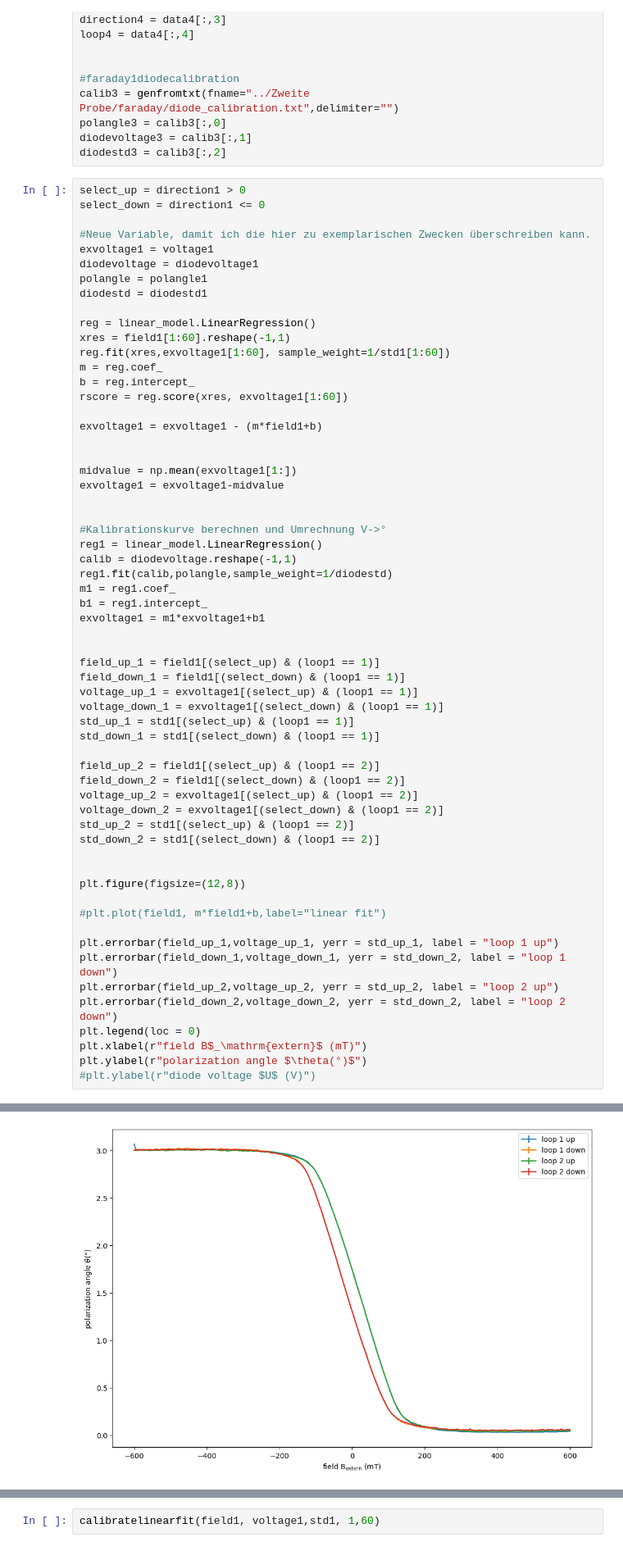
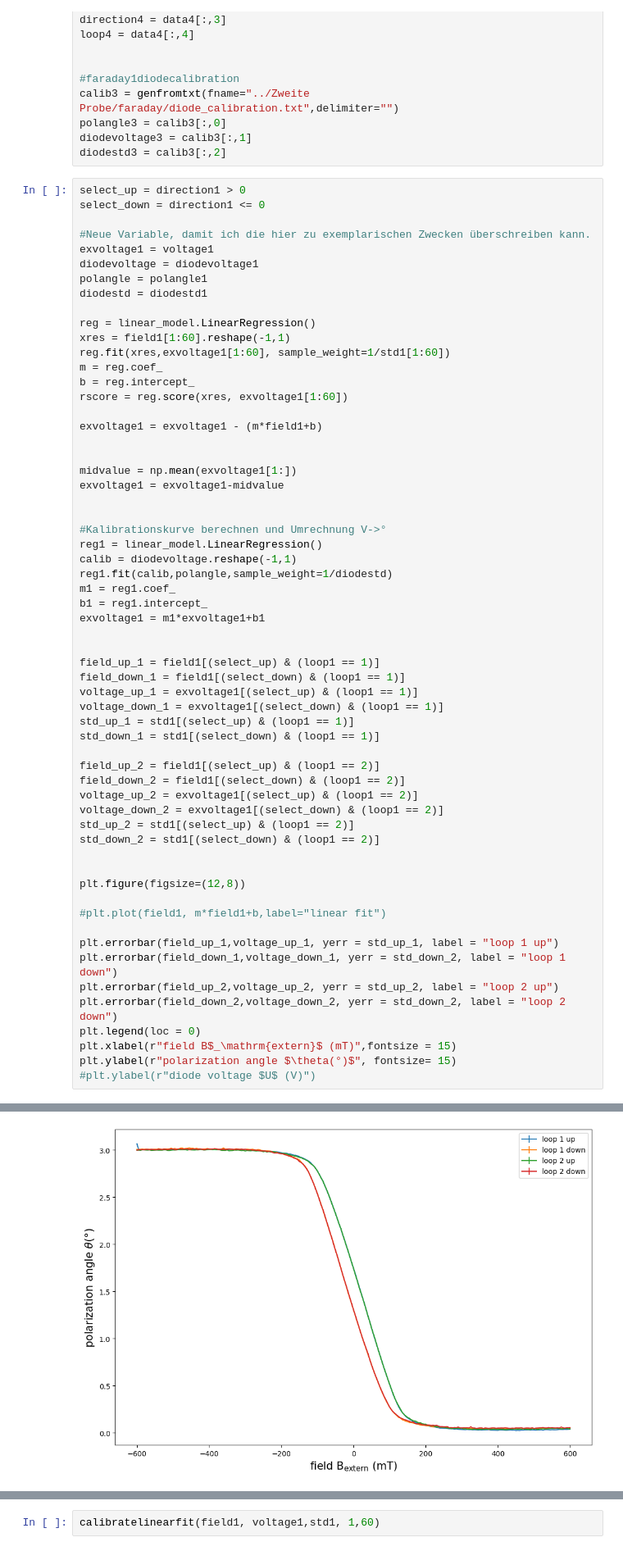
Before and after one commit to CaptainNikon/PPF-Uni-Potsdam, a Jupyter notebook: O7/python/Auswertung.ipynb, the cells around one changed output, grey strips where cells are left out. Shown: that part at 82% size. Cells and saved outputs as stored; diff of their text form.

```diff
--- a/O7/python/Auswertung.ipynb
+++ b/O7/python/Auswertung.ipynb
@@ -100,36 +100,36 @@ b1 = reg1.intercept_
 exvoltage1 = m1*exvoltage1+b1
 
 
 field_up_1 = field1[(select_up) & (loop1 == 1)]
 field_down_1 = field1[(select_down) & (loop1 == 1)]
 voltage_up_1 = exvoltage1[(select_up) & (loop1 == 1)]
 voltage_down_1 = exvoltage1[(select_down) & (loop1 == 1)]
 std_up_1 = std1[(select_up) & (loop1 == 1)]
 std_down_1 = std1[(select_down) & (loop1 == 1)]
 
 field_up_2 = field1[(select_up) & (loop1 == 2)]
 field_down_2 = field1[(select_down) & (loop1 == 2)]
 voltage_up_2 = exvoltage1[(select_up) & (loop1 == 2)]
 voltage_down_2 = exvoltage1[(select_down) & (loop1 == 2)]
 std_up_2 = std1[(select_up) & (loop1 == 2)]
 std_down_2 = std1[(select_down) & (loop1 == 2)]
 
 
 plt.figure(figsize=(12,8))
 
 #plt.plot(field1, m*field1+b,label="linear fit")
 
 plt.errorbar(field_up_1,voltage_up_1, yerr = std_up_1, label = "loop 1 up")
 plt.errorbar(field_down_1,voltage_down_1, yerr = std_down_2, label = "loop 1 down")
 plt.errorbar(field_up_2,voltage_up_2, yerr = std_up_2, label = "loop 2 up")
 plt.errorbar(field_down_2,voltage_down_2, yerr = std_down_2, label = "loop 2 down")
 plt.legend(loc = 0)
-plt.xlabel(r"field B$_\mathrm{extern}$ (mT)")
-plt.ylabel(r"polarization angle $\theta(°)$")
+plt.xlabel(r"field B$_\mathrm{extern}$ (mT)",fontsize = 15)
+plt.ylabel(r"polarization angle $\theta(°)$", fontsize= 15)
 #plt.ylabel(r"diode voltage $U$ (V)")
 # %% [output]
 Text(0, 0.5, 'polarization angle $\\theta(°)$')
-[figure, old version]
+[figure, new version]
 # %%
 #Genauigkeit eines linearen Fits ab Wert n berechnen und ausgeben
 def calibratelinearfit(x,y,weight,n, k):
```
Also changed, not shown: parts of 5 cells of this notebook.
